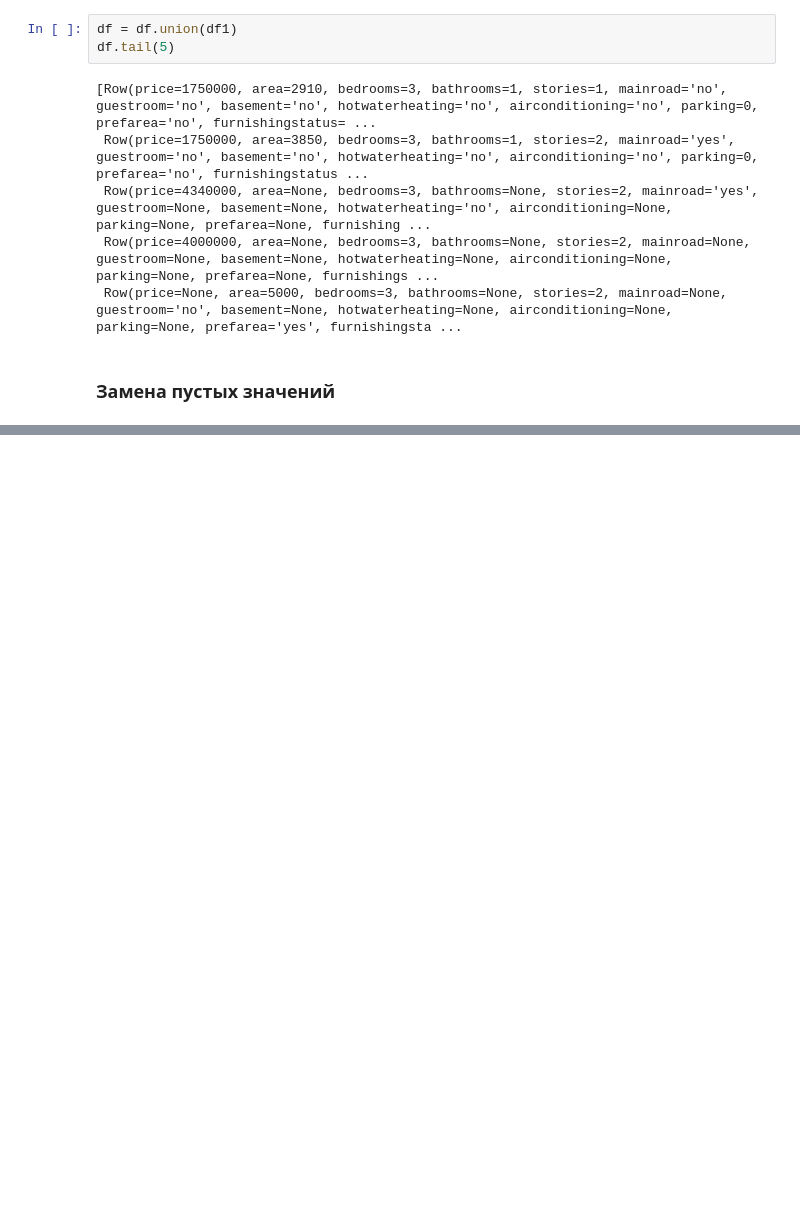
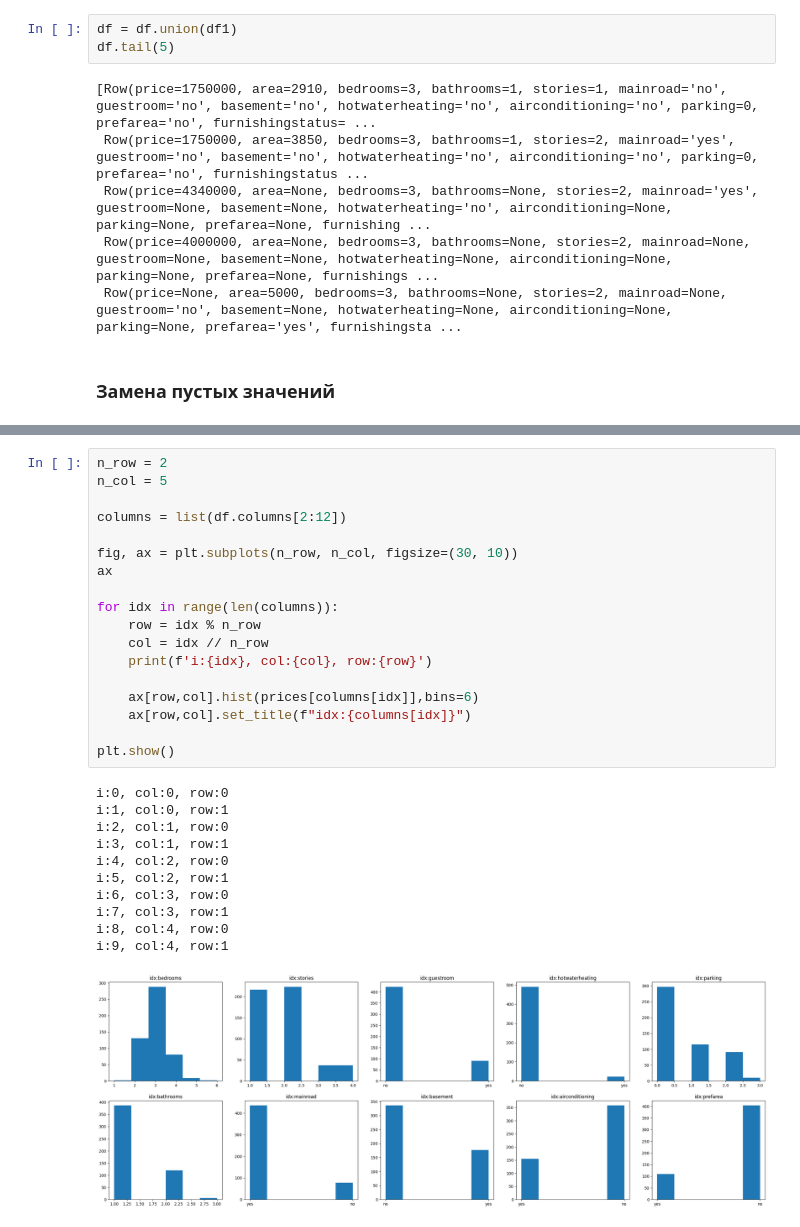
Before and after one commit to nikitazhuikov/Kaggle, a Jupyter notebook: EDA_house_pricing.ipynb, the cells around one changed output, grey strips where cells are left out. Saved outputs shown, nothing was run; the diff lists cells and outputs as text; blank space fills up the shorter version.

```diff
--- a/EDA_house_pricing.ipynb
+++ b/EDA_house_pricing.ipynb
@@ -136,0 +252,30 @@ df.na.fill({'price': 4340000, 'area': 4600, 'bedrooms': 2, 'bathrooms': 1, 'stor
+# %%
+n_row = 2
+n_col = 5
+
+columns = list(df.columns[2:12])
+
+fig, ax = plt.subplots(n_row, n_col, figsize=(30, 10))
+ax
+
+for idx in range(len(columns)):
+    row = idx % n_row
+    col = idx // n_row
+    print(f'i:{idx}, col:{col}, row:{row}')
+
+    ax[row,col].hist(prices[columns[idx]],bins=6)
+    ax[row,col].set_title(f"idx:{columns[idx]}")
+
+plt.show()
+# %% [output]
+i:0, col:0, row:0
+i:1, col:0, row:1
+i:2, col:1, row:0
+i:3, col:1, row:1
+i:4, col:2, row:0
+i:5, col:2, row:1
+i:6, col:3, row:0
+i:7, col:3, row:1
+i:8, col:4, row:0
+i:9, col:4, row:1
+[figure, added]
```
Also changed, not shown: parts of 23 cells of this notebook.
